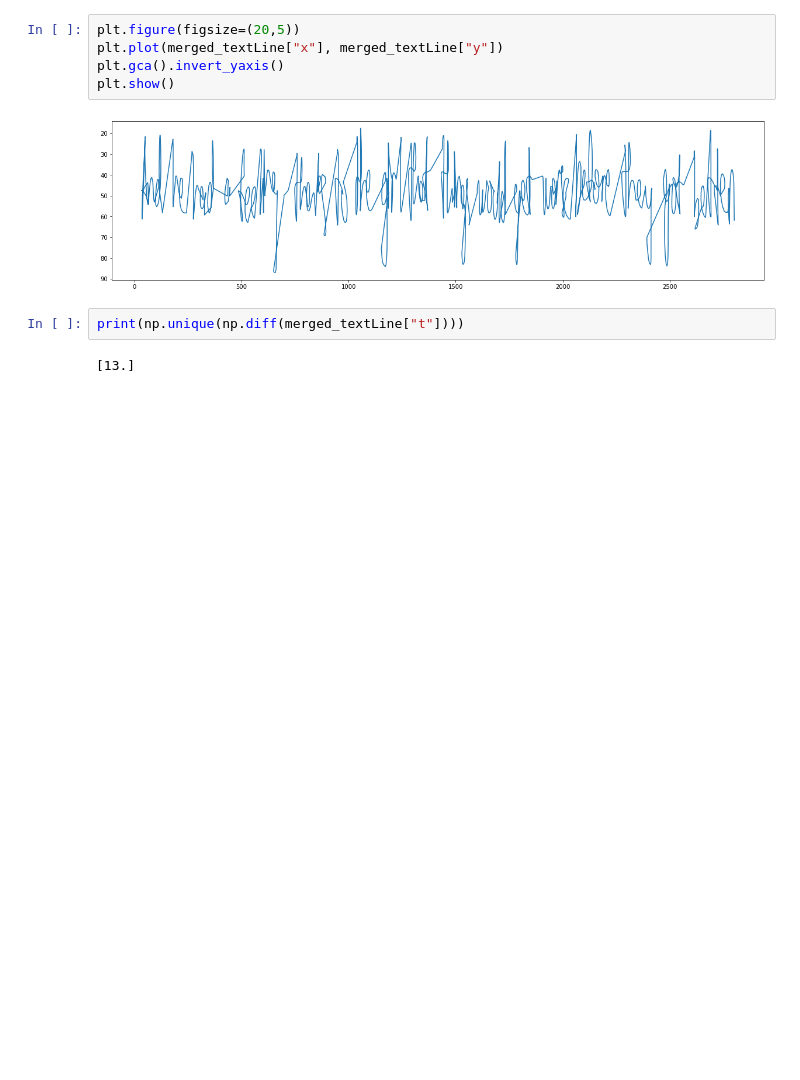
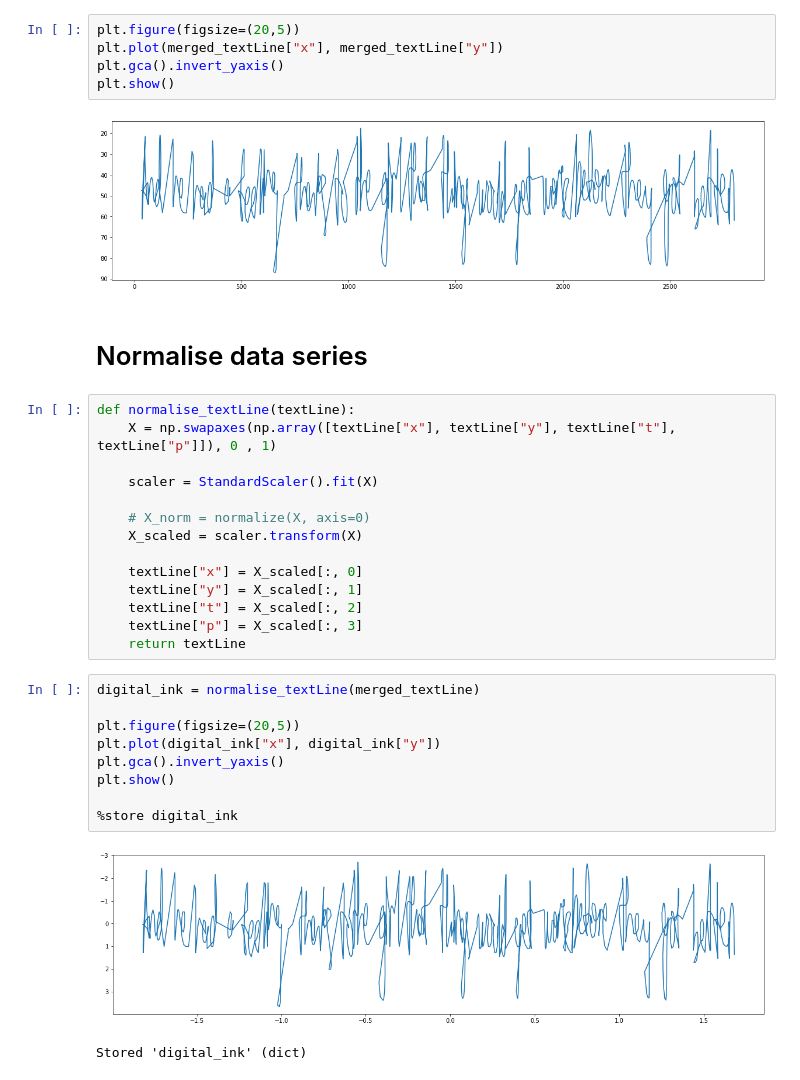
Before and after one commit to CustardTart32/digital-pen-backend, a Jupyter notebook: notebooks/digital_ink_pipeline.ipynb, the cells around one changed output. Cells and saved outputs as stored; diff of their text form; blank space fills up the shorter version.

Commit message:
Added functions to normalise data and compare time series using dtw

```diff
--- a/notebooks/digital_ink_pipeline.ipynb
+++ b/notebooks/digital_ink_pipeline.ipynb
@@ -162,7 +162,31 @@ plt.gca().invert_yaxis()
 plt.show()
 # %% [output]
 [figure]
-# %%
-print(np.unique(np.diff(merged_textLine["t"])))
-# %% [output]
-[13.]
+# %% [markdown]
+# Normalise data series
+# %%
+def normalise_textLine(textLine):
+    X = np.swapaxes(np.array([textLine["x"], textLine["y"], textLine["t"], textLine["p"]]), 0 , 1)
+
+    scaler = StandardScaler().fit(X)
+
+    # X_norm = normalize(X, axis=0)
+    X_scaled = scaler.transform(X)
+
+    textLine["x"] = X_scaled[:, 0]
+    textLine["y"] = X_scaled[:, 1]
+    textLine["t"] = X_scaled[:, 2]
+    textLine["p"] = X_scaled[:, 3]
+    return textLine
+# %%
+digital_ink = normalise_textLine(merged_textLine)
+
+plt.figure(figsize=(20,5))
+plt.plot(digital_ink["x"], digital_ink["y"])
+plt.gca().invert_yaxis()
+plt.show()
+
+%store digital_ink
+# %% [output]
+[figure, added]
+Stored 'digital_ink' (dict)
```
Also changed, not shown: 2 other files.
